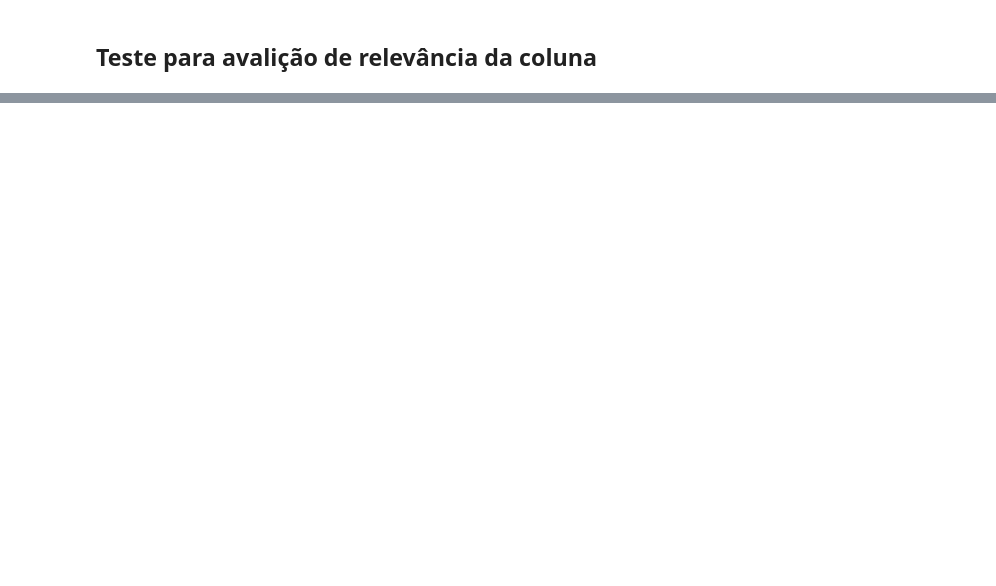
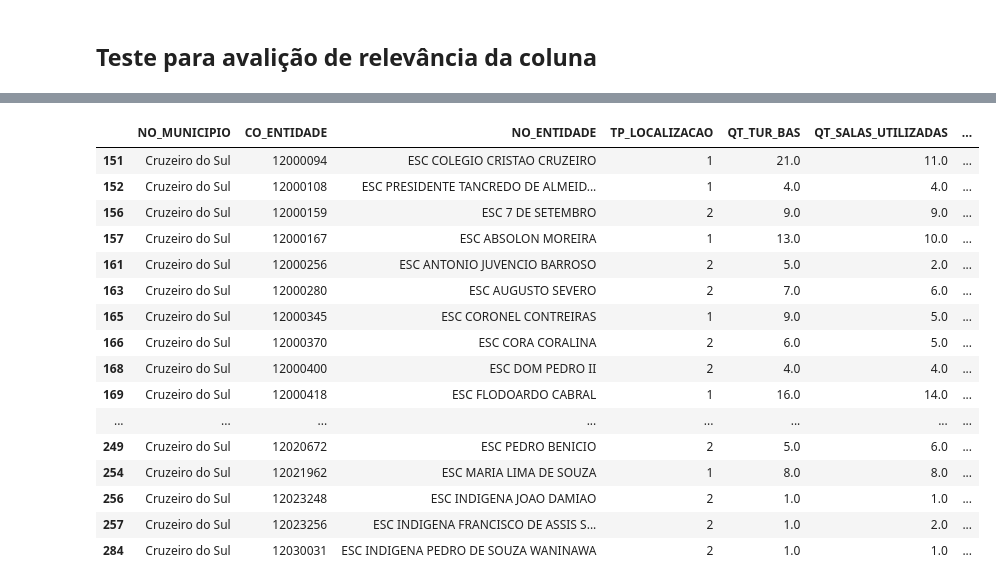
Before and after one commit to obs-curica/curica_etl_censo_escolar, a Jupyter notebook: ml_anexos.ipynb, the cells around one changed output, grey strips where cells are left out. Cells and saved outputs as stored; diff of their text form; code cells hidden in the pictures; blank space fills up the shorter version.

```diff
--- a/ml_anexos.ipynb
+++ b/ml_anexos.ipynb
@@ -587,0 +917,55 @@ weighted avg       0.94      0.93      0.94       178
+# %%
+colunas_saida = [
+    'NO_MUNICIPIO',
+    'CO_ENTIDADE',
+    'NO_ENTIDADE',
+    'TP_LOCALIZACAO',
+    'QT_TUR_BAS',
+    'QT_SALAS_UTILIZADAS',
+    'QT_SALAS_UTILIZADAS_DENTRO',
+    'QT_SALAS_UTILIZADAS_FORA'
+
+]
+
+# Probabilidade da classe 1 (tem anexo)
+y_prob = pipeline.predict_proba(X)[:, 1]
+
+# Threshold (ajustável)
+threshold = 0.5
+
+y_pred = (y_prob >= threshold).astype(int)
+
+
+# Resultado
+df_resultado = df_censo_ac_2025[colunas_saida].copy()
+
+df_resultado['prob_anexo'] = y_prob
+df_resultado['suspeita_anexo'] = y_pred
+
+df_resultado = df_resultado[df_resultado['NO_MUNICIPIO'] == "Cruzeiro do Sul"]
+
+df_resultado.head(50)
+
+# Retorna dataframe pela maior probalidade
+#df_resultado = df_resultado.sort_values(
+#    by='prob_anexo',
+#    ascending=False
+#)
+# %% [output]
+|  | NO_MUNICIPIO | CO_ENTIDADE | NO_ENTIDADE | TP_LOCALIZACAO | QT_TUR_BAS | QT_SALAS_UTILIZADAS | ... |
+| 151 | Cruzeiro do Sul | 12000094 | ESC COLEGIO CRISTAO CRUZEIRO | 1 | 21.0 | 11.0 | ... |
+| 152 | Cruzeiro do Sul | 12000108 | ESC PRESIDENTE TANCREDO DE ALMEID... | 1 | 4.0 | 4.0 | ... |
+| 156 | Cruzeiro do Sul | 12000159 | ESC 7 DE SETEMBRO | 2 | 9.0 | 9.0 | ... |
+| 157 | Cruzeiro do Sul | 12000167 | ESC ABSOLON MOREIRA | 1 | 13.0 | 10.0 | ... |
+| 161 | Cruzeiro do Sul | 12000256 | ESC ANTONIO JUVENCIO BARROSO | 2 | 5.0 | 2.0 | ... |
+| 163 | Cruzeiro do Sul | 12000280 | ESC AUGUSTO SEVERO | 2 | 7.0 | 6.0 | ... |
+| 165 | Cruzeiro do Sul | 12000345 | ESC CORONEL CONTREIRAS | 1 | 9.0 | 5.0 | ... |
+| 166 | Cruzeiro do Sul | 12000370 | ESC CORA CORALINA | 2 | 6.0 | 5.0 | ... |
+| 168 | Cruzeiro do Sul | 12000400 | ESC DOM PEDRO II | 2 | 4.0 | 4.0 | ... |
+| 169 | Cruzeiro do Sul | 12000418 | ESC FLODOARDO CABRAL | 1 | 16.0 | 14.0 | ... |
+| ... | ... | ... | ... | ... | ... | ... | ... |
+| 249 | Cruzeiro do Sul | 12020672 | ESC PEDRO BENICIO | 2 | 5.0 | 6.0 | ... |
+| 254 | Cruzeiro do Sul | 12021962 | ESC MARIA LIMA DE SOUZA | 1 | 8.0 | 8.0 | ... |
+| 256 | Cruzeiro do Sul | 12023248 | ESC INDIGENA JOAO DAMIAO | 2 | 1.0 | 1.0 | ... |
+| 257 | Cruzeiro do Sul | 12023256 | ESC INDIGENA FRANCISCO DE ASSIS S... | 2 | 1.0 | 2.0 | ... |
+| 284 | Cruzeiro do Sul | 12030031 | ESC INDIGENA PEDRO DE SOUZA WANINAWA | 2 | 1.0 | 1.0 | ... |
```
Also changed, not shown: parts of 11 cells of this notebook.
